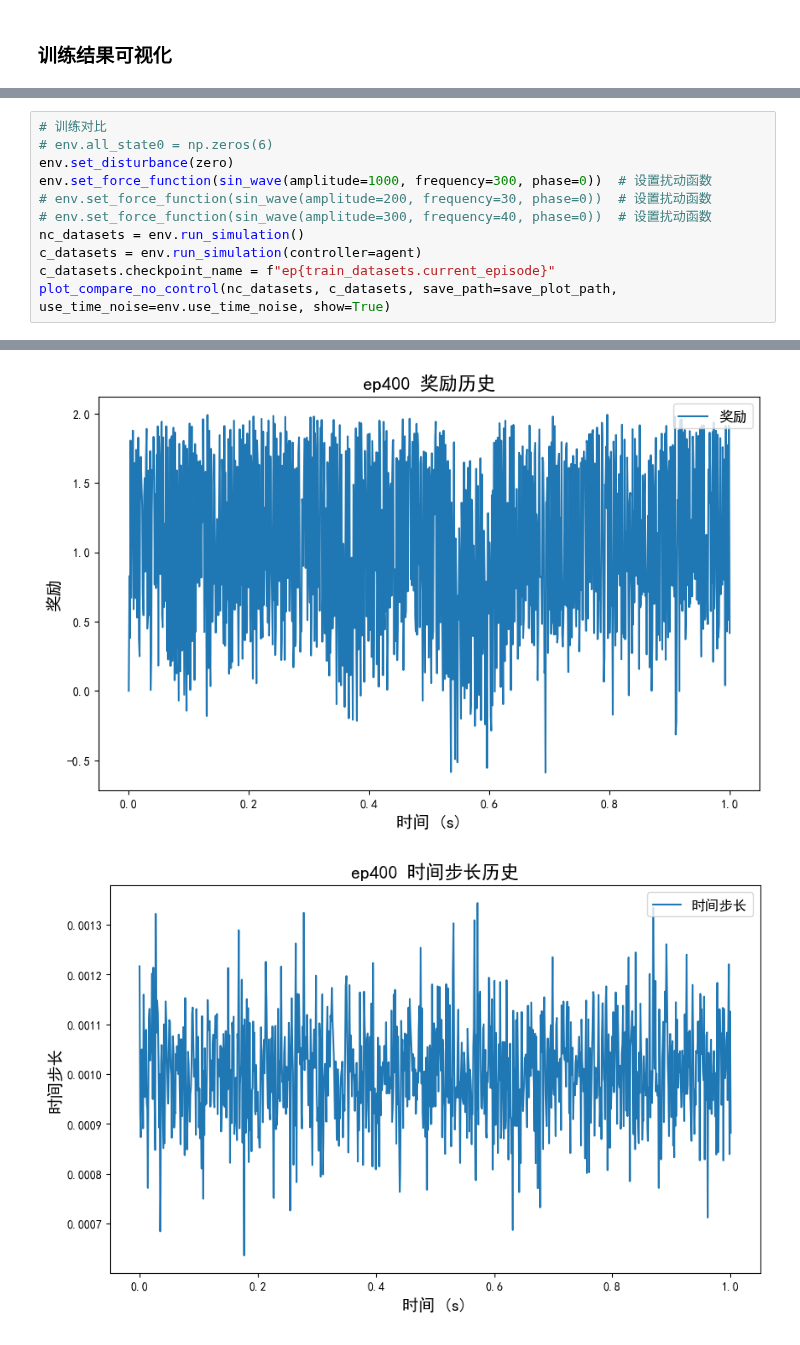
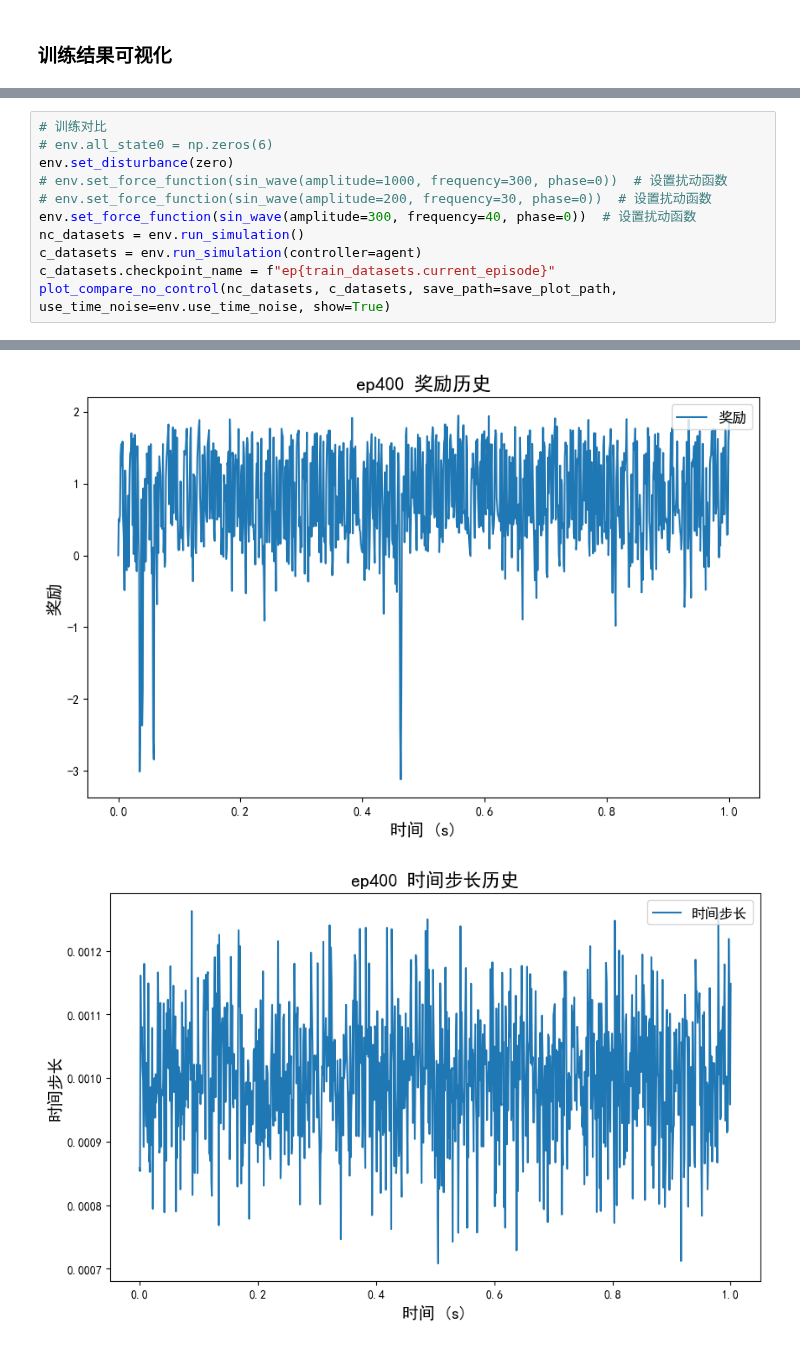
Before and after one commit to CodeZeng0214/DySysIdCtrl, a Jupyter notebook: 电磁式阻尼器深度强化学习/GRU-TD3训练/GRU_TD3_control.ipynb, the cells around one changed output, grey strips where cells are left out. Drawn from its saved outputs; the diff is of its cells as text.

```diff
--- a/电磁式阻尼器深度强化学习/GRU-TD3训练/GRU_TD3_control.ipynb
+++ b/电磁式阻尼器深度强化学习/GRU-TD3训练/GRU_TD3_control.ipynb
@@ -320,9 +320,9 @@ train_datasets.plot_episode_datas(plot_rewards=False, plot_actor_losses=True, pl
 # 训练对比
 # env.all_state0 = np.zeros(6)
 env.set_disturbance(zero)
-env.set_force_function(sin_wave(amplitude=1000, frequency=300, phase=0))  # 设置扰动函数
+# env.set_force_function(sin_wave(amplitude=1000, frequency=300, phase=0))  # 设置扰动函数
 # env.set_force_function(sin_wave(amplitude=200, frequency=30, phase=0))  # 设置扰动函数
-# env.set_force_function(sin_wave(amplitude=300, frequency=40, phase=0))  # 设置扰动函数
+env.set_force_function(sin_wave(amplitude=300, frequency=40, phase=0))  # 设置扰动函数
 nc_datasets = env.run_simulation()
 c_datasets = env.run_simulation(controller=agent)
 c_datasets.checkpoint_name = f"ep{train_datasets.current_episode}"
@@ -338,2 +338,2 @@ plot_compare_no_control(nc_datasets, c_datasets, save_path=save_plot_path, use_t
-[figure, old version]
+[figure, new version]
-[figure, old version]
+[figure, new version]
```
Also changed, not shown: parts of 4 cells of this notebook, 7 other files.
